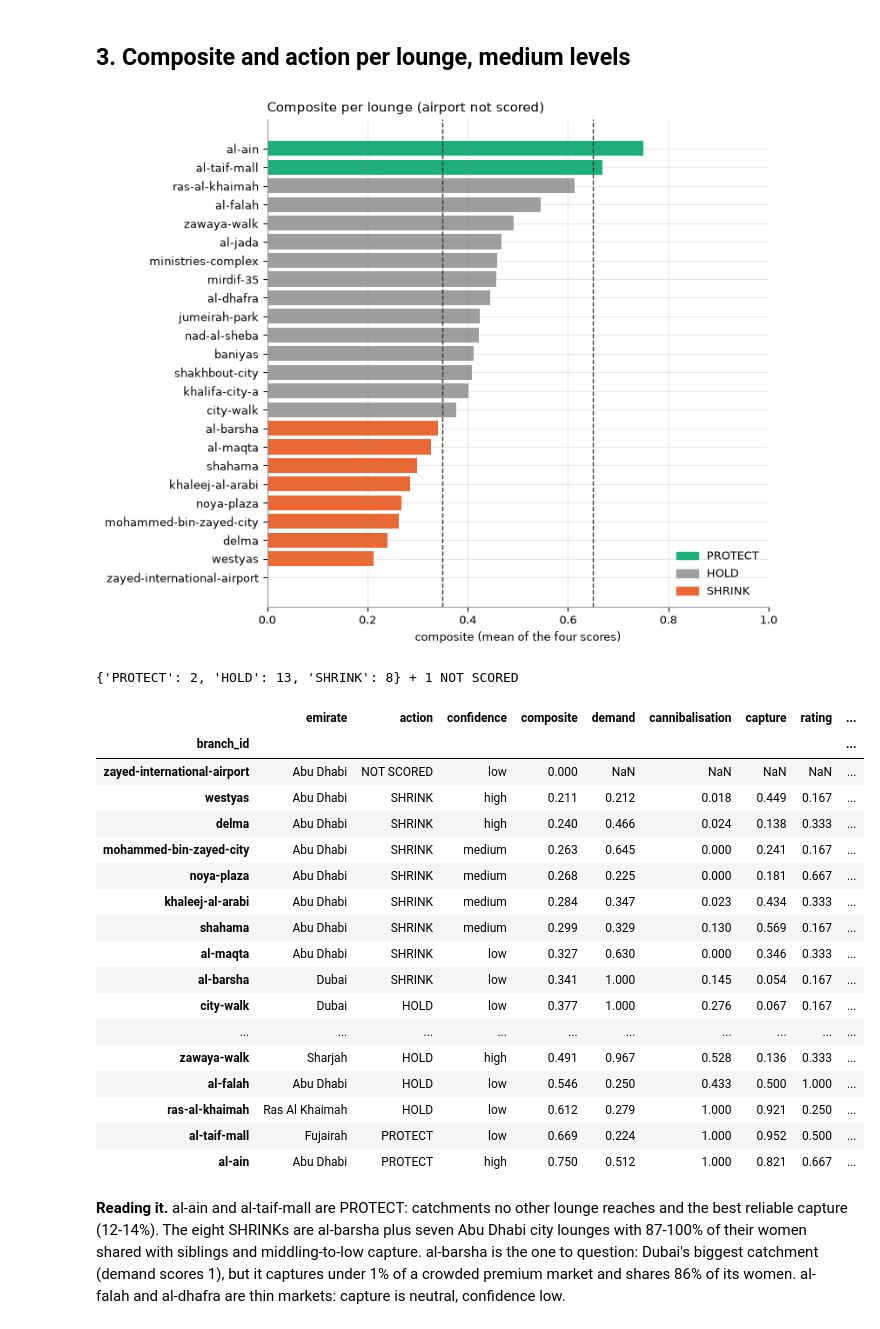
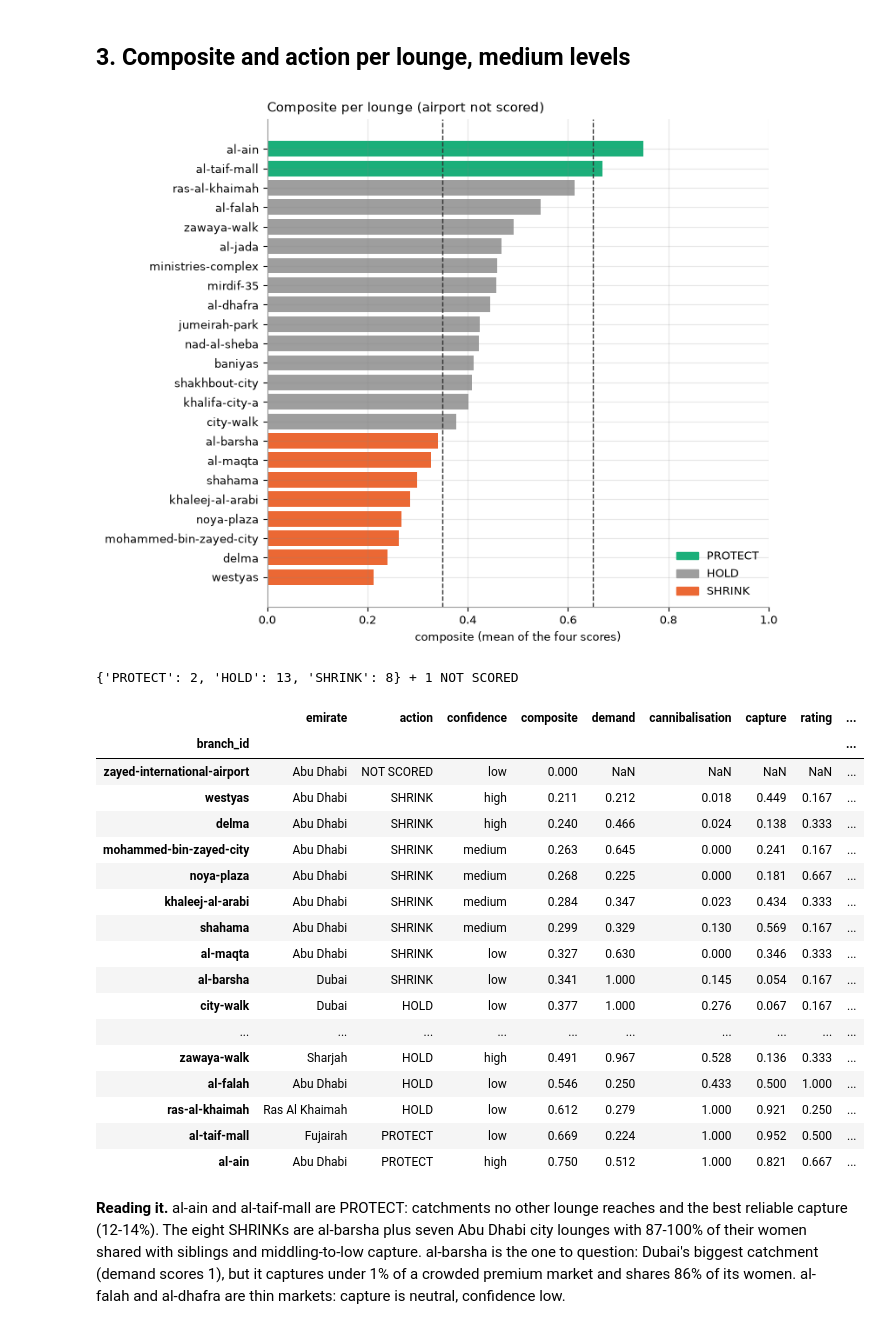
Before and after one commit to thenomadlad/2pz-ai-case-study, a Jupyter notebook: notebooks/decisions.ipynb, the cells around one changed output. Cells and saved outputs as stored; diff of their text form; code cells hidden in the pictures.

```diff
--- a/notebooks/decisions.ipynb
+++ b/notebooks/decisions.ipynb
@@ -109,19 +109,20 @@ scored[[s.field for s in SIGNALS]].describe().round(3)
 # %%
 t = D.join(F[["emirate", "thin_premium_market"]]).drop(columns=["rationale", "caveats"])
 t = pd.concat([t, t.pop("scores").apply(pd.Series)], axis=1).sort_values("composite")
 fig, ax = plt.subplots(figsize=(8, 6.5))
-ax.barh(t.index, t.composite, color=[ACTION_COLOR[a] for a in t.action])
+tb = t[t.action != "NOT SCORED"]
+ax.barh(tb.index, tb.composite, color=[ACTION_COLOR[a] for a in tb.action])
 for v in (SHRINK_AT, PROTECT_AT):
     ax.axvline(v, color="#333", lw=1, ls="--")
 ax.set_xlabel("composite (mean of the four scores)"); ax.set_xlim(0, 1)
 ax.legend(handles=[plt.Rectangle((0, 0), 1, 1, color=ACTION_COLOR[a]) for a in ("PROTECT", "HOLD", "SHRINK")],
           labels=["PROTECT", "HOLD", "SHRINK"], frameon=False, loc="lower right")
 ax.set_title("Composite per lounge (airport not scored)", loc="left")
 plt.tight_layout(); plt.show()
 print(scorecard.counts(scorecard.decide(feats)), "+", (D.action == "NOT SCORED").sum(), "NOT SCORED")
 t[["emirate", "action", "confidence", "composite", "demand", "cannibalisation", "capture", "rating", "thin_premium_market", "key_drivers"]].round(3)
 # %% [output]
-[figure, old version]
+[figure, new version]
 {'PROTECT': 2, 'HOLD': 13, 'SHRINK': 8} + 1 NOT SCORED
 |  | emirate | action | confidence | composite | demand | cannibalisation | capture | rating | ... |
 | branch_id |  |  |  |  |  |  |  |  | ... |
```
Also changed, not shown: parts of 4 cells of this notebook, 1 other file.
